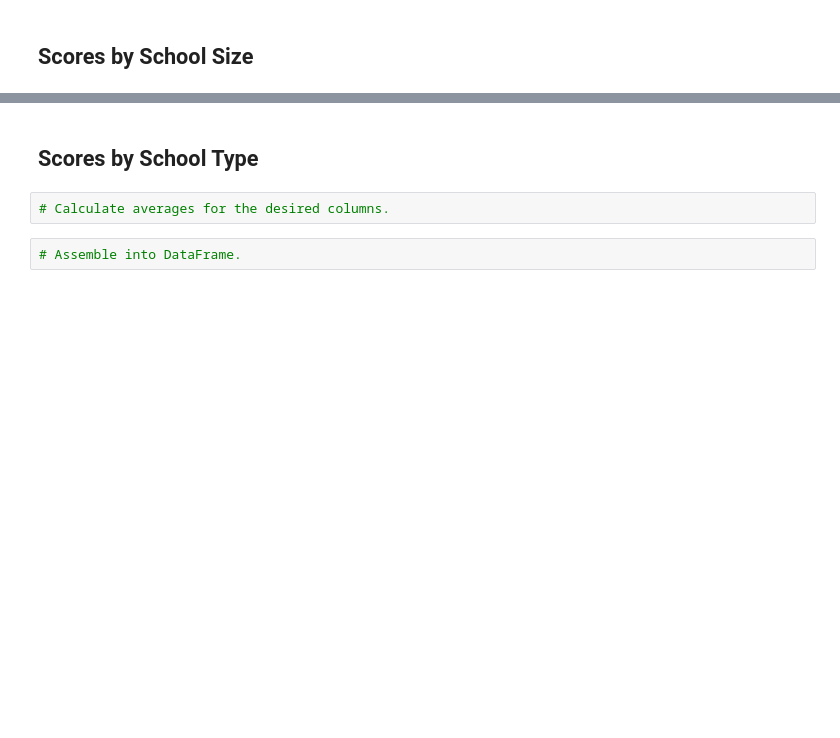
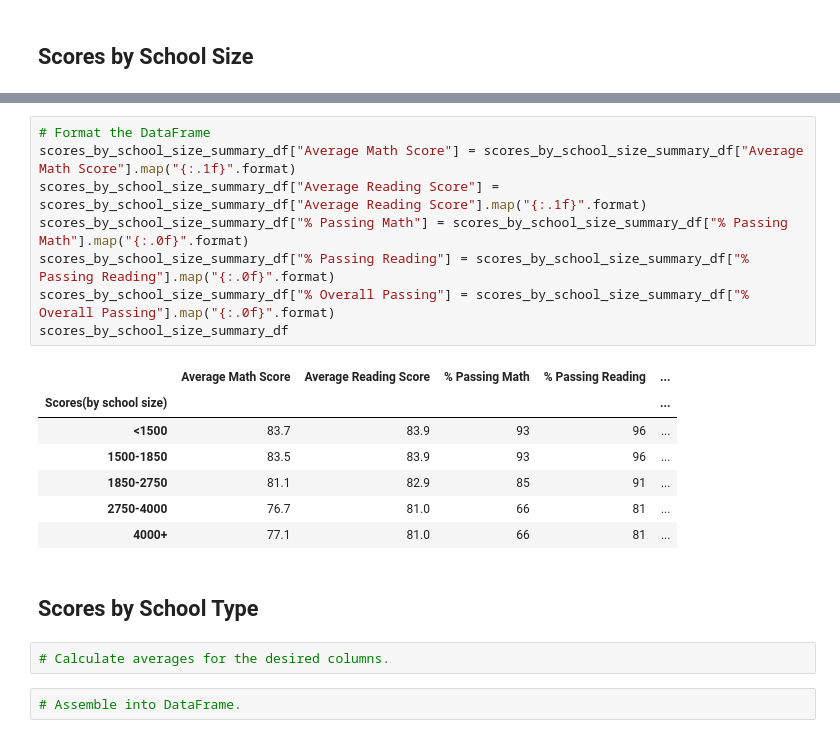
Before and after one commit to noahshlesinger/School_District_Analysis, a Jupyter notebook: PyCitySchools_Challenge_starter_code.ipynb, the cells around one changed output, grey strips where cells are left out. Saved outputs shown, nothing was run; the diff lists cells and outputs as text; blank space fills up the shorter version.

```diff
--- a/PyCitySchools_Challenge_starter_code.ipynb
+++ b/PyCitySchools_Challenge_starter_code.ipynb
@@ -495,3 +537,19 @@ spending_by_scores_summary_df
+# %%
+# Format the DataFrame
+scores_by_school_size_summary_df["Average Math Score"] = scores_by_school_size_summary_df["Average Math Score"].map("{:.1f}".format)
+scores_by_school_size_summary_df["Average Reading Score"] = scores_by_school_size_summary_df["Average Reading Score"].map("{:.1f}".format)
+scores_by_school_size_summary_df["% Passing Math"] = scores_by_school_size_summary_df["% Passing Math"].map("{:.0f}".format)
+scores_by_school_size_summary_df["% Passing Reading"] = scores_by_school_size_summary_df["% Passing Reading"].map("{:.0f}".format)
+scores_by_school_size_summary_df["% Overall Passing"] = scores_by_school_size_summary_df["% Overall Passing"].map("{:.0f}".format)
+scores_by_school_size_summary_df
+# %% [output]
+|  | Average Math Score | Average Reading Score | % Passing Math | % Passing Reading | ... |
+| Scores(by school size) |  |  |  |  | ... |
+| <1500 | 83.7 | 83.9 | 93 | 96 | ... |
+| 1500-1850 | 83.5 | 83.9 | 93 | 96 | ... |
+| 1850-2750 | 81.1 | 82.9 | 85 | 91 | ... |
+| 2750-4000 | 76.7 | 81.0 | 66 | 81 | ... |
+| 4000+ | 77.1 | 81.0 | 66 | 81 | ... |
 # %% [markdown]
 ## Scores by School Type
 # %%
```
Also changed, not shown: parts of 9 cells of this notebook.
